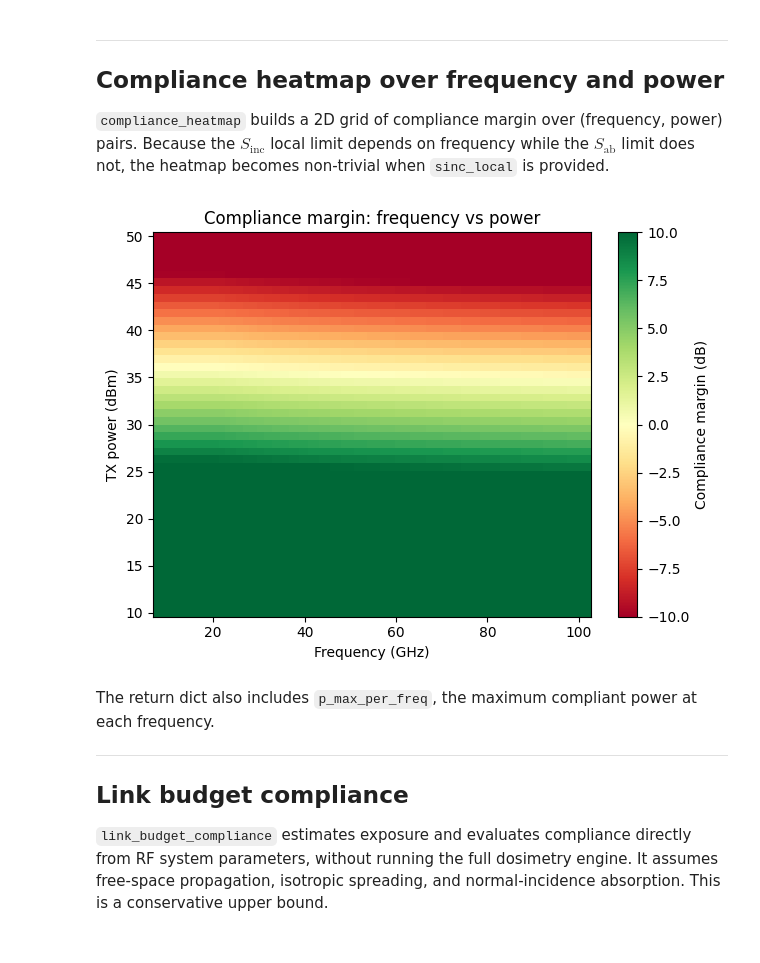
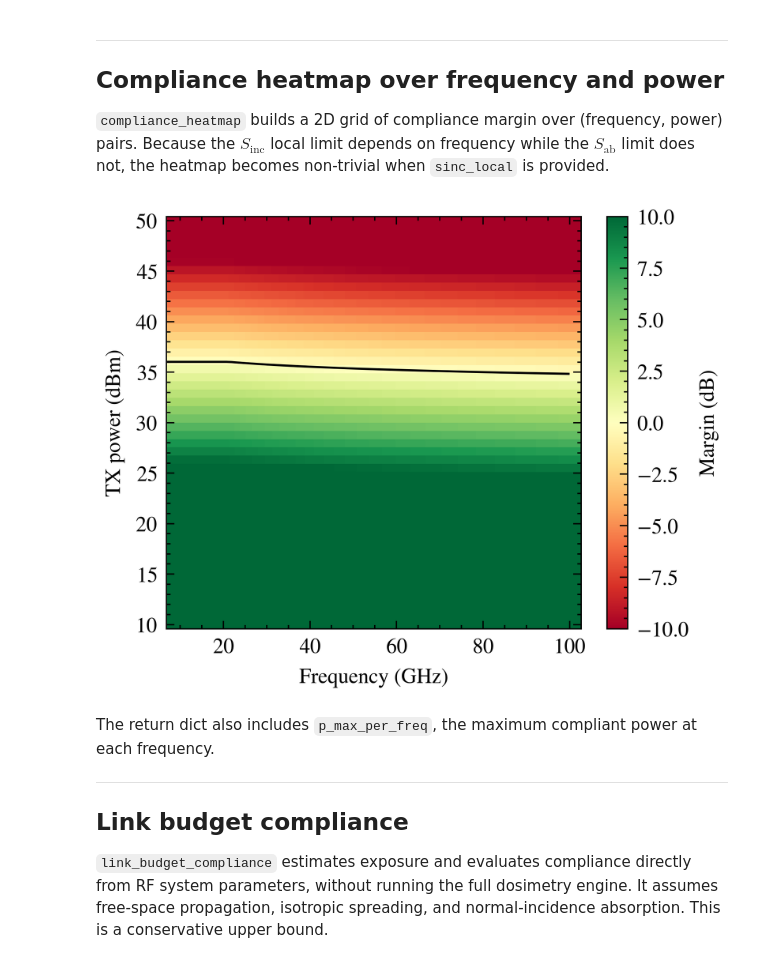
Before and after one commit to rwydaegh/aegis, a Jupyter notebook: notebooks/04_compliance.ipynb, the cells around one changed output. Drawn from its saved outputs; the diff is of its cells as text; code cells hidden in the pictures.

```diff
--- a/notebooks/04_compliance.ipynb
+++ b/notebooks/04_compliance.ipynb
@@ -31,6 +31,11 @@ The local $S_{\mathrm{inc}}$ limit decreases slowly with frequency. At 28 GHz it
 
 `icnirp_limits` returns an `ICNIRPLimits` dataclass with all applicable limits at a given scenario and frequency.
 # %%
+import matplotlib.pyplot as plt
+import scienceplots  # noqa: F401
+plt.style.use(["science", "ieee", "no-latex"])
+plt.rcParams.update({"figure.figsize": (3.5, 2.625)})
+
 from aegis.compliance import ExposureScenario, icnirp_limits
 
 lim = icnirp_limits(ExposureScenario.GENERAL_PUBLIC, freq_hz=28e9)
@@ -238,33 +241,40 @@ Max compliant power: 30.712 W
 `compliance_heatmap` builds a 2D grid of compliance margin over (frequency, power) pairs. Because the $S_{\mathrm{inc}}$ local limit depends on frequency while the $S_{\mathrm{ab}}$ limit does not, the heatmap becomes non-trivial when `sinc_local` is provided.
 # %%
 from aegis.compliance import compliance_heatmap
-import matplotlib.pyplot as plt
 
 hm = compliance_heatmap(
     sab_4cm2=5.0,           # measured S_ab at 1 W reference
     ref_power_w=1.0,
     sinc_local=8.0,         # measured S_inc at 1 W reference
     freq_min_hz=7e9,
     freq_max_hz=100e9,
 )
 
-plt.figure()
-plt.pcolormesh(
+fig, ax = plt.subplots(figsize=(3.5, 2.8))
+pcm = ax.pcolormesh(
     hm["freq_hz"] / 1e9,
     hm["power_dbm"],
     hm["margin_db"],
     cmap="RdYlGn",
     vmin=-10,
     vmax=10,
+    shading="auto",
+    rasterized=True,
 )
-plt.colorbar(label="Compliance margin (dB)")
-plt.xlabel("Frequency (GHz)")
-plt.ylabel("TX power (dBm)")
-plt.title("Compliance margin: frequency vs power")
-plt.tight_layout()
+ax.contour(
+    hm["freq_hz"] / 1e9,
+    hm["power_dbm"],
+    hm["margin_db"],
+    levels=[0],
+    colors="k",
+    linewidths=0.8,
+)
+fig.colorbar(pcm, ax=ax, label="Margin (dB)")
+ax.set_xlabel("Frequency (GHz)")
+ax.set_ylabel("TX power (dBm)")
 plt.show()
 # %% [output]
-[figure, old version]
+[figure, new version]
 # %% [markdown]
 The return dict also includes `p_max_per_freq`, the maximum compliant power at each frequency.
 
```
Also changed, not shown: parts of 1 cell of this notebook, 11 other files.
